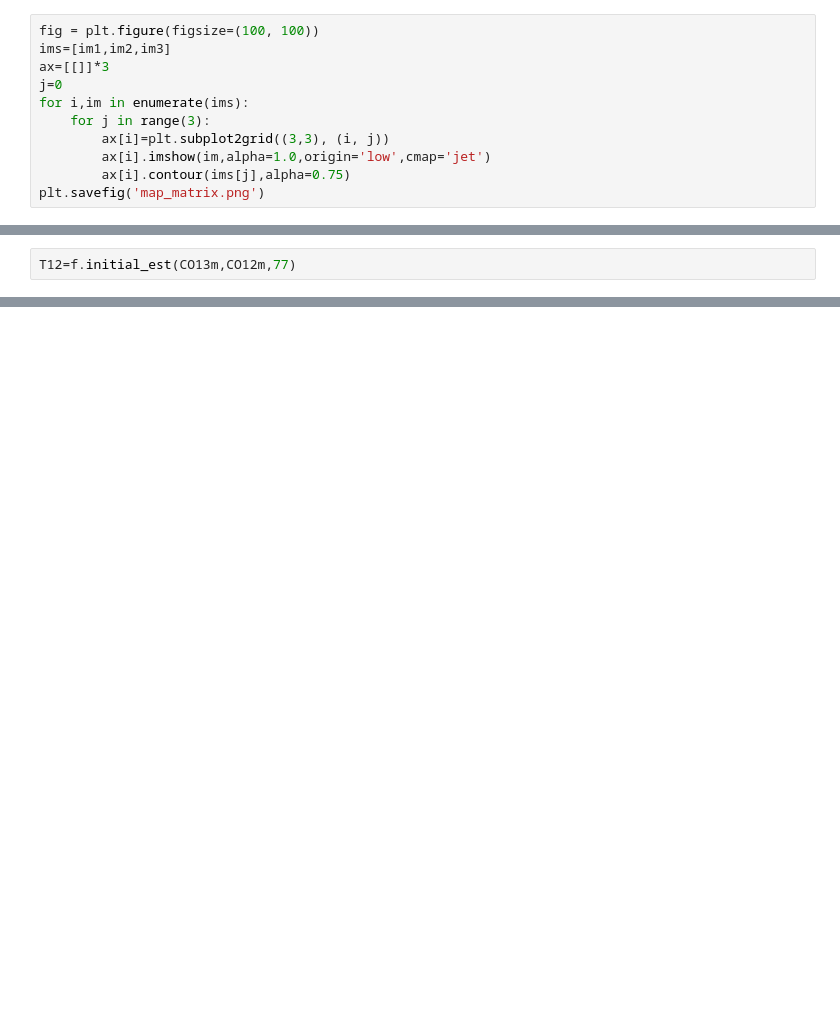
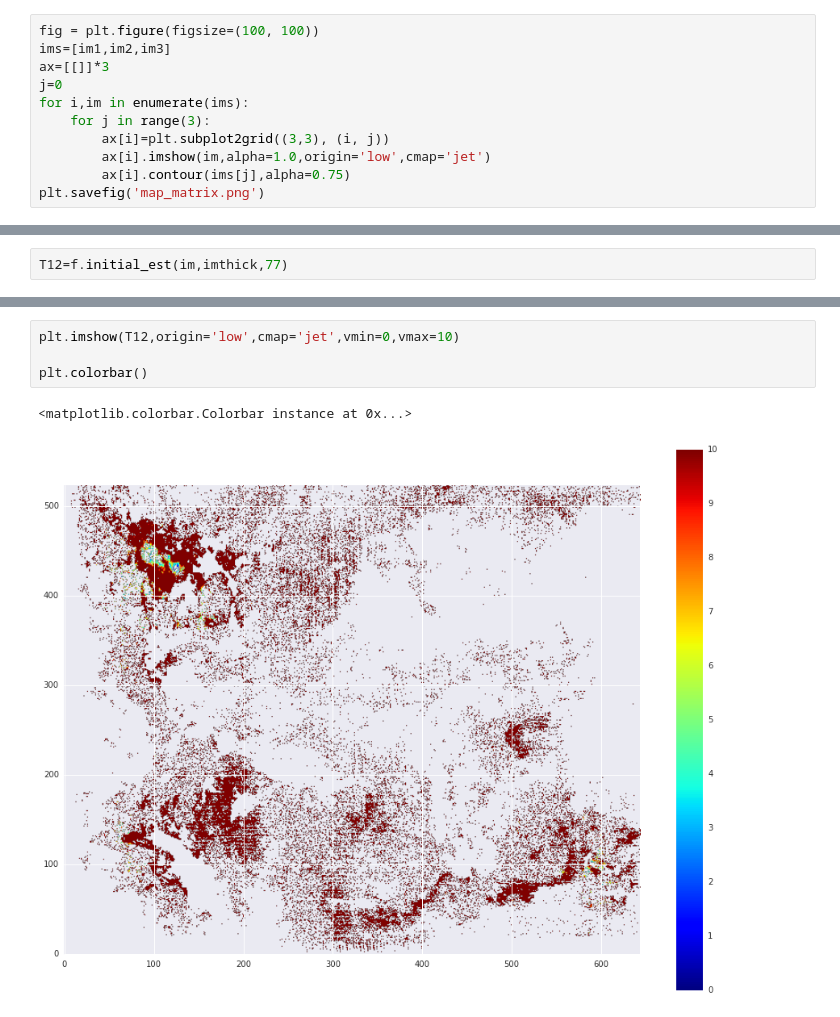
Before and after one commit to Mixpap/Ptyxiaki, a Jupyter notebook: Initial-Steps.ipynb, the cells around one changed output, grey strips where cells are left out. Cells and saved outputs as stored; diff of their text form; blank space fills up the shorter version.

```diff
--- a/Initial-Steps.ipynb
+++ b/Initial-Steps.ipynb
@@ -84,2 +69,2 @@ f.plot_map(im,w13)
 # %%
-T12=f.initial_est(CO13m,CO12m,77)
+T12=f.initial_est(im,imthick,77)
@@ -98,0 +71,7 @@ masked_array(data = [-- -- 12.7 -- -- -- -- -- -- --],
+# %%
+plt.imshow(T12,origin='low',cmap='jet',vmin=0,vmax=10)
+
+plt.colorbar()
+# %% [output]
+<matplotlib.colorbar.Colorbar instance at 0x...>
+[figure, added]
```
Also changed, not shown: parts of 14 cells of this notebook, 1 other file.
